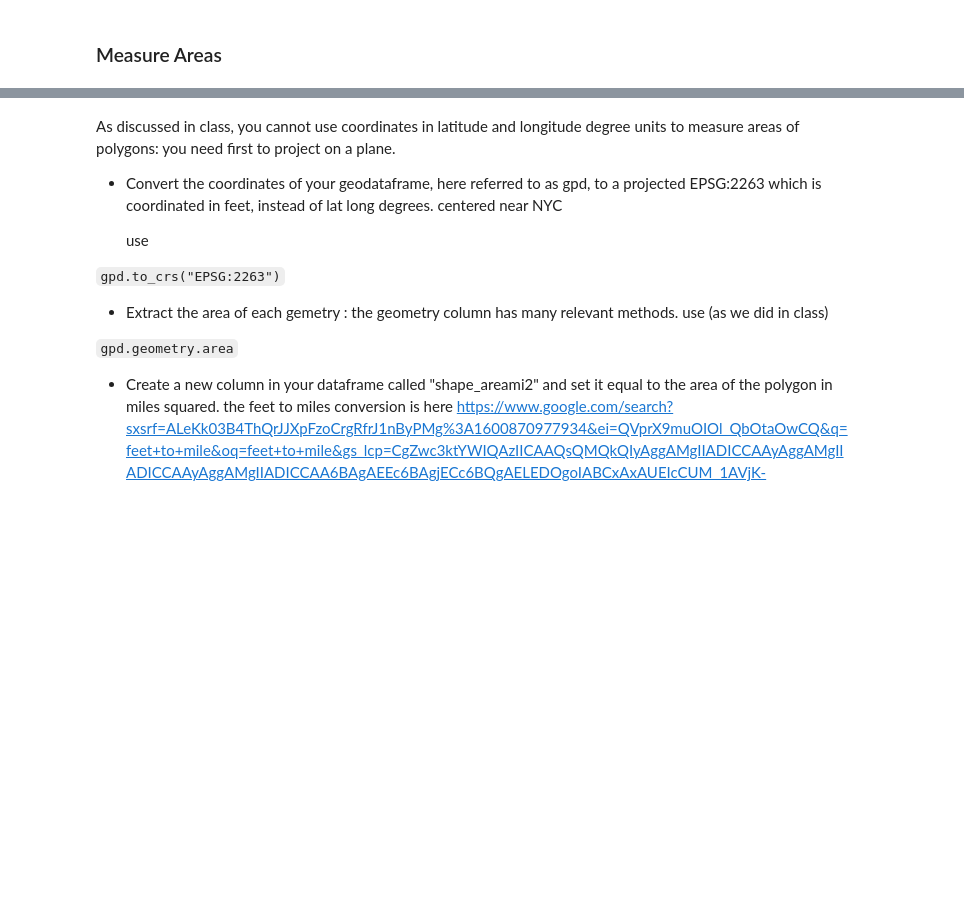
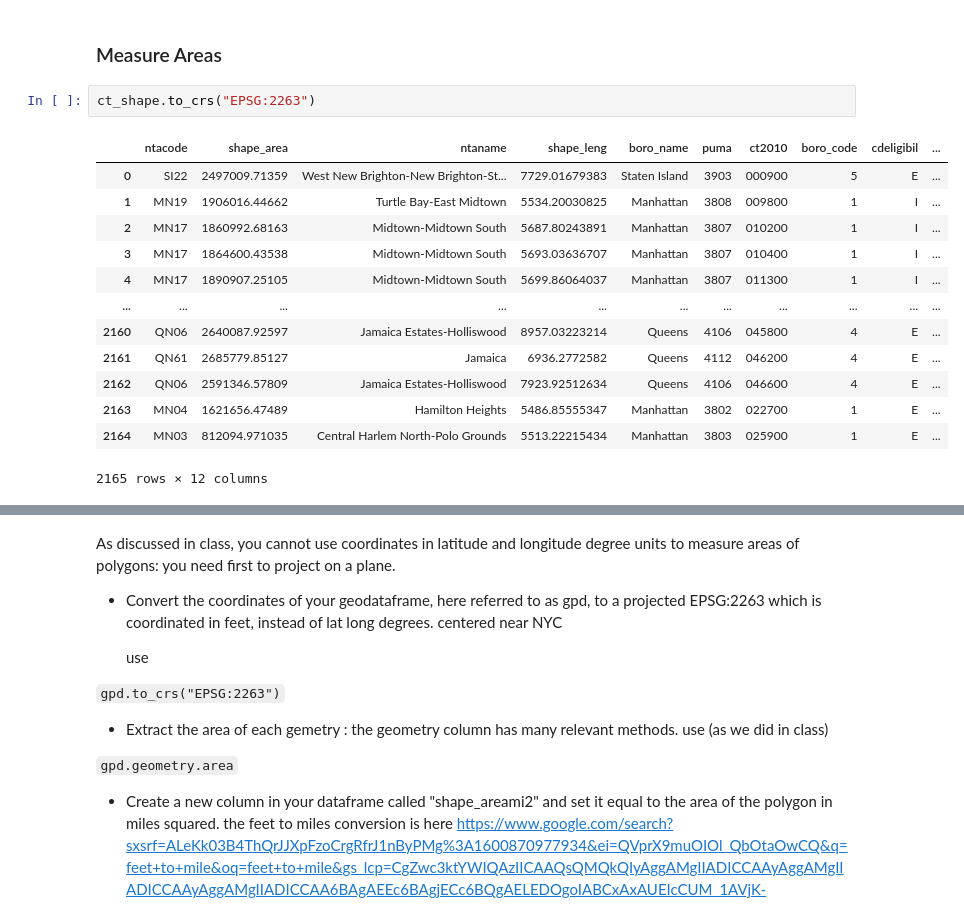
Before and after one commit to amir1913/PUS2022_AMeydani, a Jupyter notebook: HW4/Geospatial_NYCCitiBike_instructions.ipynb, the cells around one changed output, grey strips where cells are left out. Drawn from its saved outputs; the diff is of its cells as text; blank space fills up the shorter version.

```diff
--- a/HW4/Geospatial_NYCCitiBike_instructions.ipynb
+++ b/HW4/Geospatial_NYCCitiBike_instructions.ipynb
@@ -53,2 +82,18 @@ plt.title("Census Tract map colored by boroughs");
 # %% [markdown]
 ### Measure Areas
+# %%
+ct_shape.to_crs("EPSG:2263")
+# %% [output]
+|  | ntacode | shape_area | ntaname | shape_leng | boro_name | puma | ct2010 | boro_code | cdeligibil | ... |
+| 0 | SI22 | 2497009.71359 | West New Brighton-New Brighton-St... | 7729.01679383 | Staten Island | 3903 | 000900 | 5 | E | ... |
+| 1 | MN19 | 1906016.44662 | Turtle Bay-East Midtown | 5534.20030825 | Manhattan | 3808 | 009800 | 1 | I | ... |
+| 2 | MN17 | 1860992.68163 | Midtown-Midtown South | 5687.80243891 | Manhattan | 3807 | 010200 | 1 | I | ... |
+| 3 | MN17 | 1864600.43538 | Midtown-Midtown South | 5693.03636707 | Manhattan | 3807 | 010400 | 1 | I | ... |
+| 4 | MN17 | 1890907.25105 | Midtown-Midtown South | 5699.86064037 | Manhattan | 3807 | 011300 | 1 | I | ... |
+| ... | ... | ... | ... | ... | ... | ... | ... | ... | ... | ... |
+| 2160 | QN06 | 2640087.92597 | Jamaica Estates-Holliswood | 8957.03223214 | Queens | 4106 | 045800 | 4 | E | ... |
+| 2161 | QN61 | 2685779.85127 | Jamaica | 6936.2772582 | Queens | 4112 | 046200 | 4 | E | ... |
+| 2162 | QN06 | 2591346.57809 | Jamaica Estates-Holliswood | 7923.92512634 | Queens | 4106 | 046600 | 4 | E | ... |
+| 2163 | MN04 | 1621656.47489 | Hamilton Heights | 5486.85555347 | Manhattan | 3802 | 022700 | 1 | E | ... |
+| 2164 | MN03 | 812094.971035 | Central Harlem North-Polo Grounds | 5513.22215434 | Manhattan | 3803 | 025900 | 1 | E | ... |
+2165 rows × 12 columns
```
Also changed, not shown: parts of 14 cells of this notebook.
